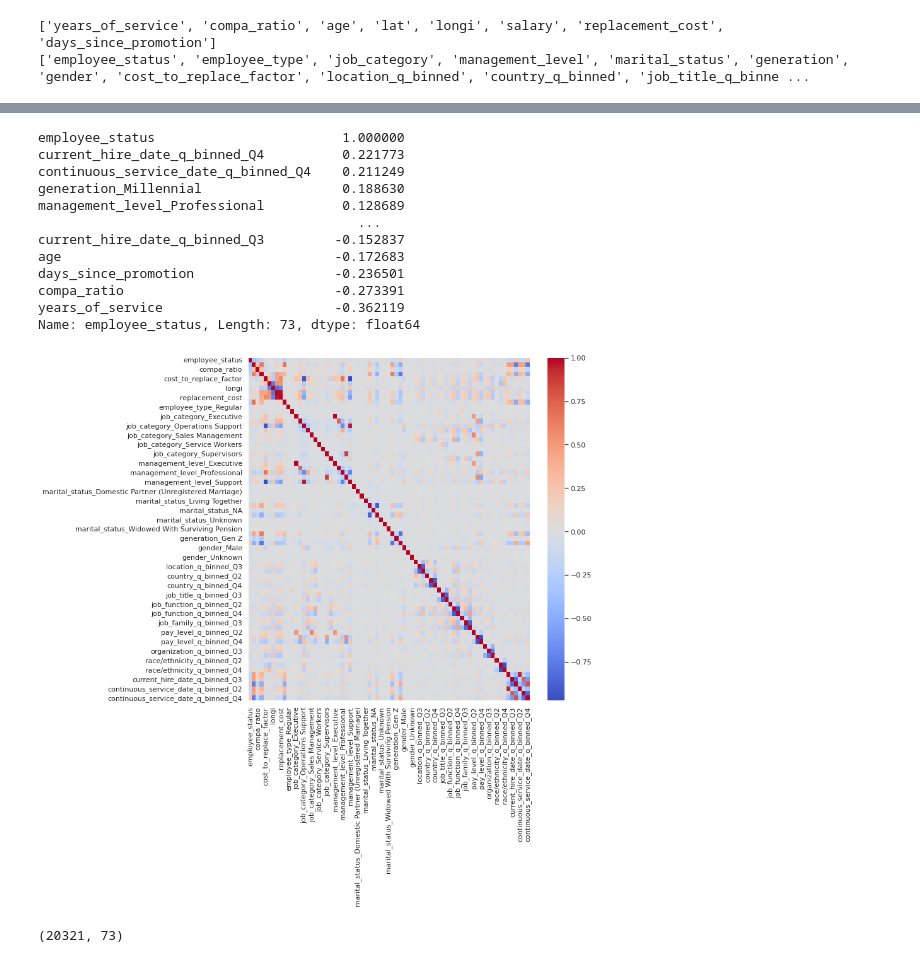
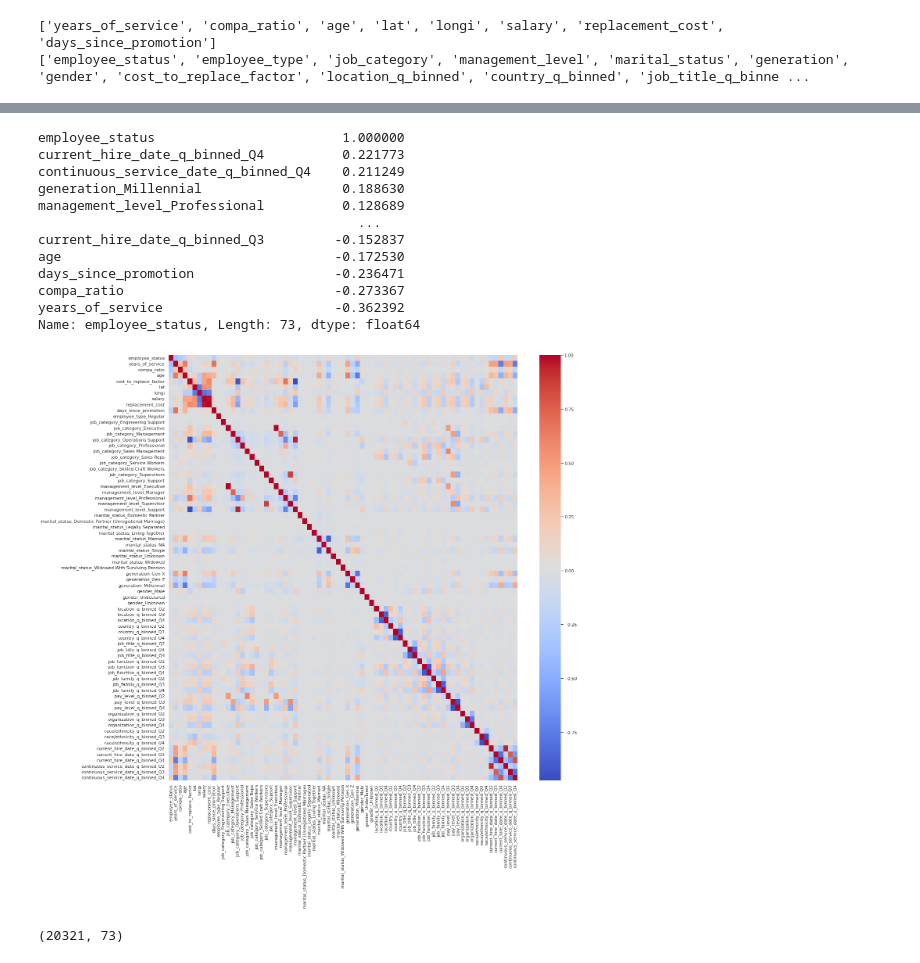
Before and after one commit to nehaljain19/EmployeeChurnPrediction_MSBA, a Jupyter notebook: DataCleaning.ipynb, the cells around one changed output, grey strips where cells are left out. Cells and saved outputs as stored; diff of their text form; code cells hidden in the pictures.

```diff
--- a/DataCleaning.ipynb
+++ b/DataCleaning.ipynb
@@ -12,7 +12,7 @@ from scipy.stats import norm
 print(os.getcwd())
 
 #Reading excel dataset into python using pandas
-data = pd.read_excel("SeagateDataset.xlsx")
+data = pd.read_excel("Dataset.xlsx")
 
 data.columns
 # %% [output]
@@ -458,7 +460,7 @@ data.to_excel('CleanData_ForPresentation.xlsx')
 df.drop(['location', 'country', 'region','job_title', 'job_function', 'job_family','pay_level', 'organization','race/ethnicity']
                , axis=1, inplace=True)
 # %%
-df = df.round(2)
+#df = df.round(2)
 # %%
 df.head()
 # %% [output]
@@ -620,26 +632,26 @@ generation_Millennial                  0.188630
 management_level_Professional          0.128689
                                          ...
 current_hire_date_q_binned_Q3         -0.152837
-age                                   -0.172683
-days_since_promotion                  -0.236501
-compa_ratio                           -0.273391
-years_of_service                      -0.362119
+age                                   -0.172530
+days_since_promotion                  -0.236471
+compa_ratio                           -0.273367
+years_of_service                      -0.362392
 Name: employee_status, Length: 73, dtype: float64
 # %%
 import seaborn as sns
 import matplotlib.pyplot as plt
 # Set style and color palette
 sns.set(style="white")
 sns.set_palette("coolwarm")
 
 # Create heatmap with correlation matrix
-fig, ax = plt.subplots(figsize=(10,10))
+fig, ax = plt.subplots(figsize=(20,20))
 # plot correlation matrix as a heatmap
 sns.heatmap(corr_matrix, cmap="coolwarm")
 # show the plot
 plt.show()
 # %% [output]
-[figure, old version]
+[figure, new version]
 # %%
 #Creating clean dataset for modeling
 df.to_excel('ModelingDataset.xlsx')
```
Also changed, not shown: parts of 6 cells of this notebook.
